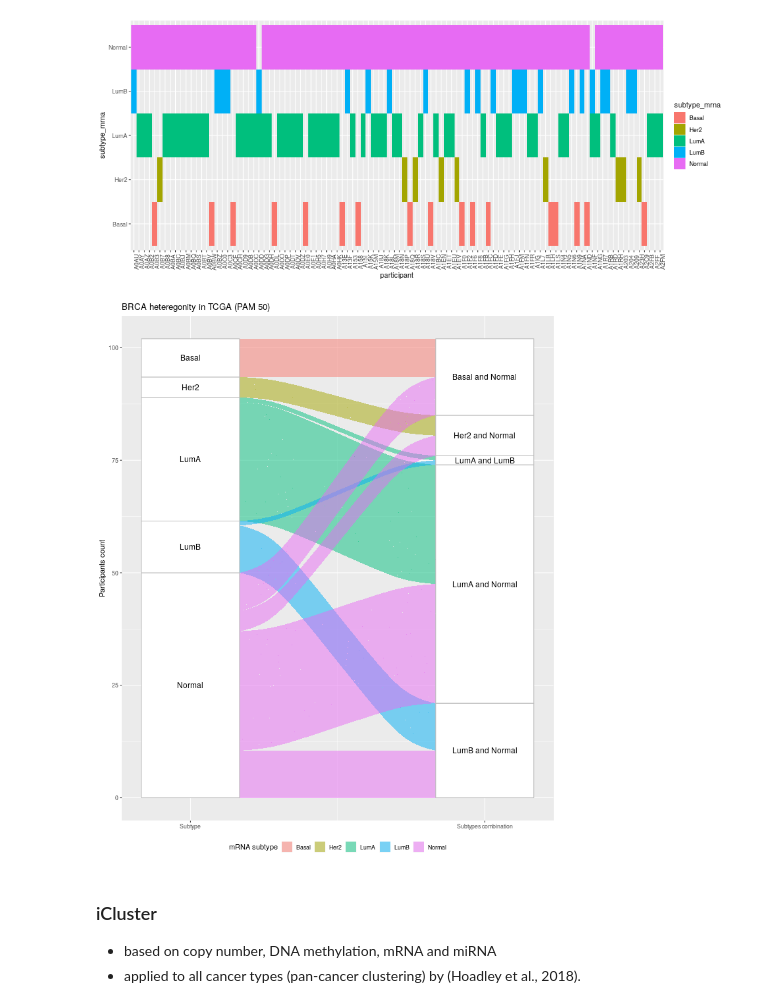
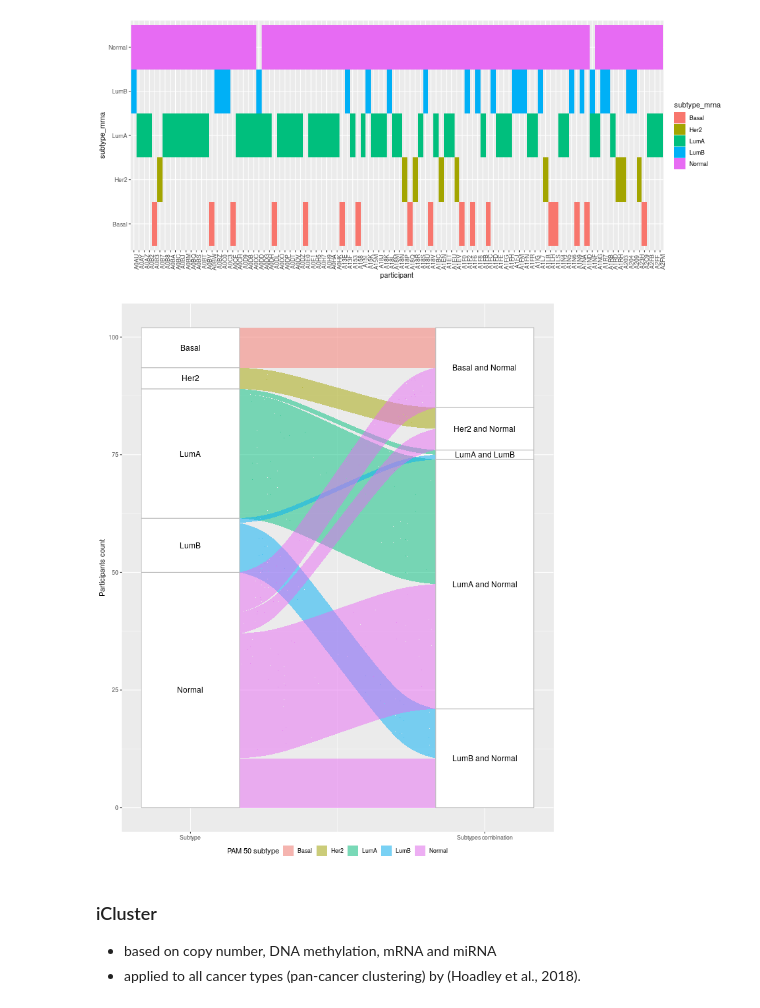
Before and after one commit to krassowski/drug-disease-profile-matching, a Jupyter notebook: notebooks/Signature-based drug-disease associations/Published_BRCA_stratifications.ipynb, the cells around one changed output. Cells and saved outputs as stored; diff of their text form; code cells hidden in the pictures.

```diff
--- a/notebooks/Signature-based drug-disease associations/Published_BRCA_stratifications.ipynb
+++ b/notebooks/Signature-based drug-disease associations/Published_BRCA_stratifications.ipynb
@@ -71,3 +71,6 @@ pam_50_samples = set(pam50_brca.pan_samplesid)
 len(samples & pam_50_samples) / len(samples)
 # %% [output]
 1.0
+# %%
+df = pam50_brca.set_index('participant')[['subtype_mrna']].unstack().reset_index()
+df.drop_duplicates()[0].value_counts()
@@ -104,20 +114,25 @@ heterogenous_participants['Count'] = heterogenous_participants.participant.map(c
 heterogenous_participants = heterogenous_participants.sort_values('grouped')
 # %%
 %%R -i heterogenous_participants -w 700 -h 850 -u px
-require(ggalluvial)
-(
+library(ggalluvial)
+g = (
     ggplot(heterogenous_participants, aes(axis1=subtype_mrna, axis2=grouped, y=Count))
-    + geom_alluvium(aes(fill=subtype_mrna))
-    + geom_stratum(width=1/3, fill='white', color = 'grey')
+    + ggalluvial::geom_alluvium(aes(fill=subtype_mrna))
+    + ggalluvial::geom_stratum(width=1/3, fill='white', color = 'grey')
     + ggfittext::geom_fit_text(stat='stratum', label.strata=T, min.size=3, width=1/4)
     + scale_x_continuous(breaks=1:2, labels = c('Subtype', 'Subtypes combination'))
     + ylab('Participants count')
-    + ggtitle('BRCA heteregonity in TCGA (PAM 50)')
-    + labs(fill='mRNA subtype')
-    + theme(legend.position='bottom')
+    #+ ggtitle('BRCA heteregonity in TCGA (PAM 50)')
+    + labs(fill='PAM 50 subtype')
+    + theme(
+        legend.position='bottom',
+        legend.margin=margin(t=-.2, unit='cm'),
+    )
 )
+ggsave(file="pam50_heterogenity.png", plot=g, width=7*1.4, height=8.5*1.4, dpi=140)
+g
 # %% [output]
-[figure, old version]
+[figure, new version]
 # %% [markdown]
 ### iCluster
 - based on copy number, DNA methylation, mRNA and miRNA
```
Also changed, not shown: parts of 70 cells of this notebook.
